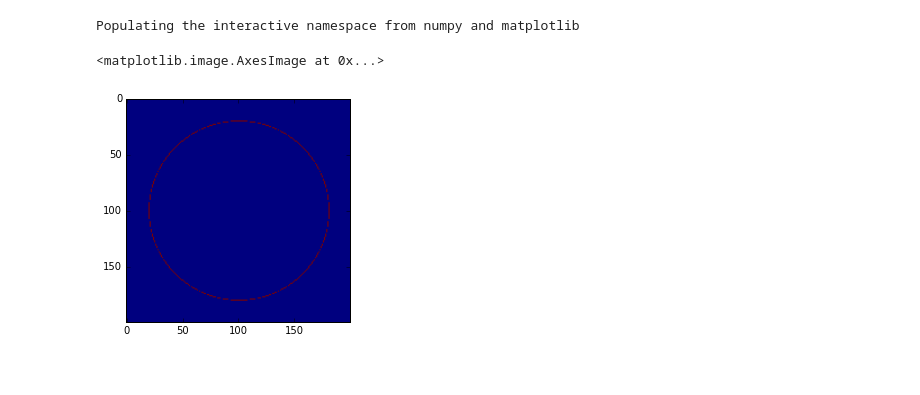
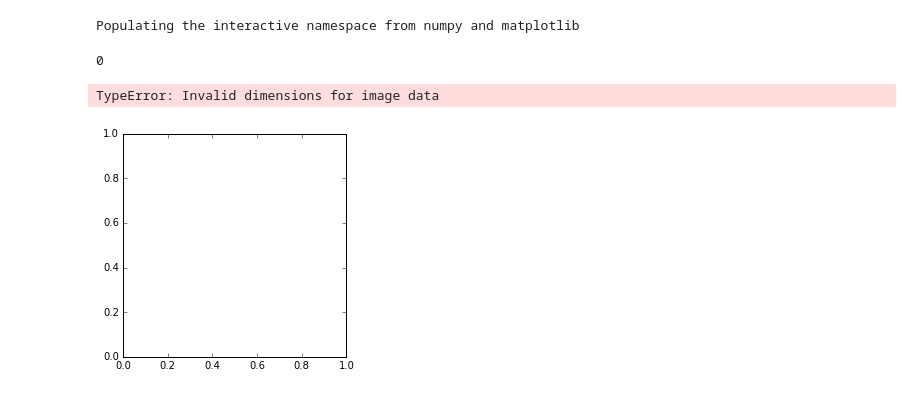
Before and after one commit to foss-sat/pytroll-demo, a Jupyter notebook: pyresample_demo.ipynb, the cells around one changed output. Saved outputs shown, nothing was run; the diff lists cells and outputs as text; code cells hidden in the pictures.

Commit message:
Use osi saf data

```diff
--- a/pyresample_demo.ipynb
+++ b/pyresample_demo.ipynb
@@ -13,3 +15,20 @@ from pyresample import geometry, kd_tree
+# %%
+# Get netcdf data
+os.system("wget ftp://osisaf.met.no/reprocessed/ice/conc/v1p1/2008/07/ice_conc_nh_ease-125_reproc_200807011200.nc.gz -O sic.nc.gz")
+# %% [output]
+0
+# %%
+dataset = netCDF4.Dataset('sic.nc')
+lats = dataset.variables['lat'][:]
+lons = dataset.variables['lon'][:]
+ice_conc = dataset.variables['ice_conc'][:]
+
+ice_conc
+
+swath_def = geometry.SwathDefinition(lons=lons, lats=lats)
+# %% [output]
+TypeError: Invalid dimensions for image data
+[figure, added]
 # %%
 # Define area
 area_def = geometry.AreaDefinition(
@@ -26,24 +45,6 @@ area_def = geometry.AreaDefinition(
     y_size = 3584,
     area_extent =(-3850000.0, -5350000.0, 3750000.0, 5850000.0)
     )
-# %%
-# Get swath definition
-xx, yy = mgrid[:200, :200]
-circle = (xx - 100) ** 2 + (yy - 100) ** 2
-donut_data = logical_and(circle < (6400 + 60), circle > (6400 - 60))
-
-lon_range = linspace(25., 35., 200)
-lat_range = linspace(55., 65., 200)
-lons, lats = meshgrid(lon_range, lat_range)
-
-
-swath_def = geometry.SwathDefinition(lons=lons,
-                                     lats=lats)
-
-imshow(donut_data)
-# %% [output]
-<matplotlib.image.AxesImage at 0x...>
-[figure, removed]
 # %%
 # Resample swath to grid
 result = kd_tree.resample_nearest(swath_def,
```
Also changed, not shown: parts of 3 cells of this notebook.
